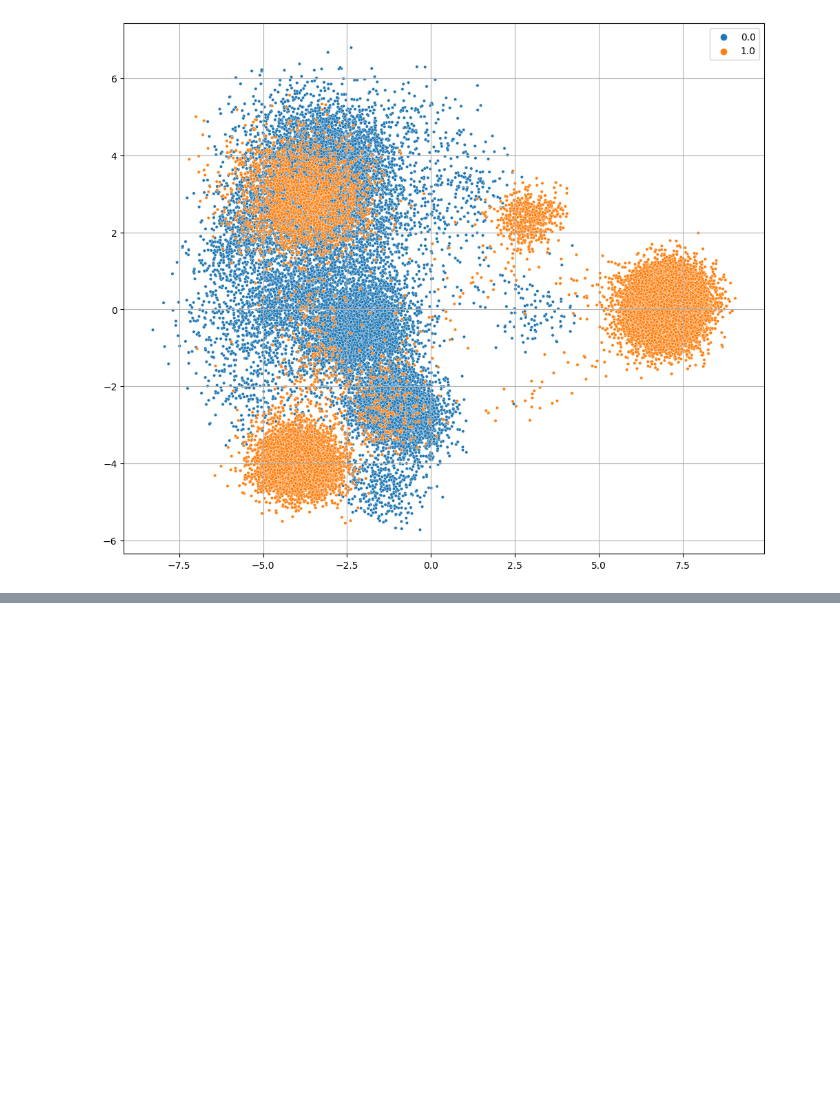
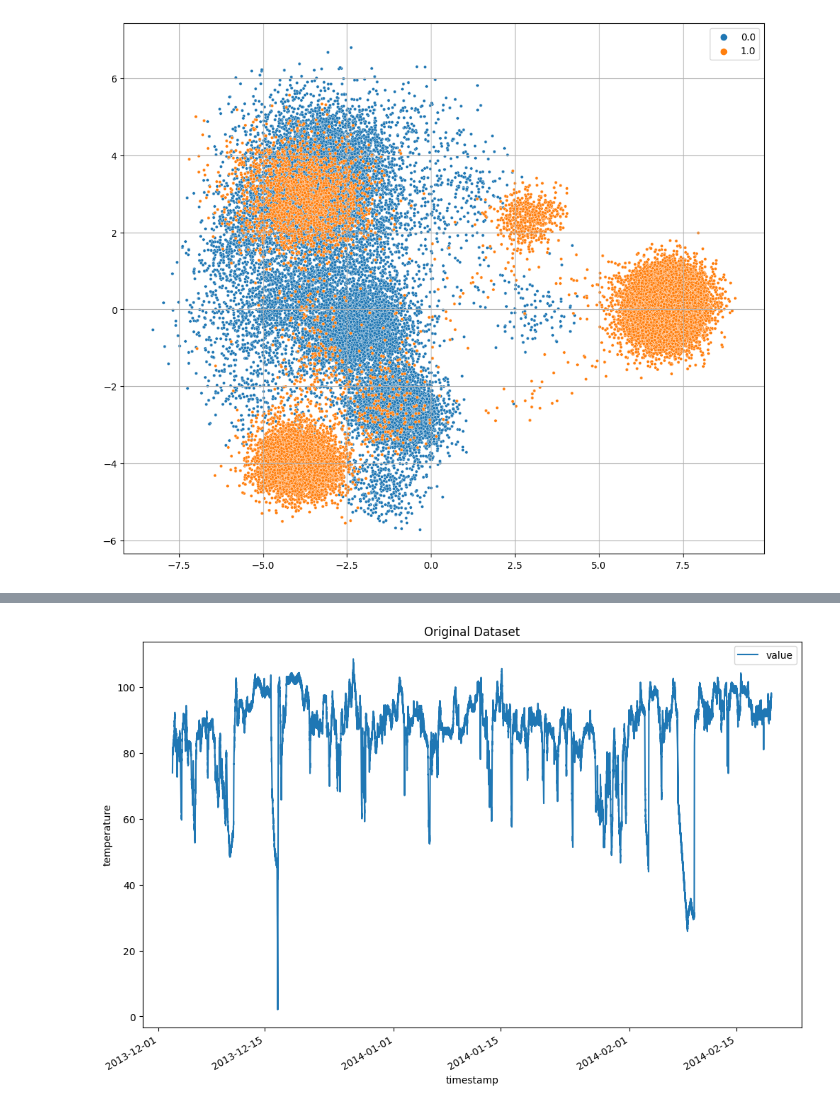
Before and after one commit to anjalianand10/VariationalAutoencodersForAnomalyDetection, a Jupyter notebook: VAE.ipynb, the cells around one changed output, grey strips where cells are left out. Drawn from its saved outputs; the diff is of its cells as text; code cells hidden in the pictures; blank space fills up the shorter version.

```diff
--- a/VAE.ipynb
+++ b/VAE.ipynb
@@ -365,4 +366,5 @@ datasets_root = Path('/kaggle/working')
 # %%
-raw_dt = pd.read_csv(datafile_path)
+raw_dt = pd.read_csv("data/realKnownCause/realKnownCause/machine_temperature_system_failure.csv")
+# raw_dt = pd.read_csv(datafile_path)
 raw_dt.head()
 # %% [output]
@@ -369,0 +389,8 @@ FileNotFoundError: [Errno 2] No such file or directory: '\\kaggle\\input\\nab\\r
+# %%
+data = raw_dt.copy()
+data['timestamp'] = pd.to_datetime(data['timestamp'])
+data.plot(x='timestamp', y='value', figsize=(12, 8))
+plt.ylabel("temperature")
+plt.title("Original Dataset");
+# %% [output]
+[figure, added]
```
Also changed, not shown: parts of 22 cells of this notebook, 2 other files.
